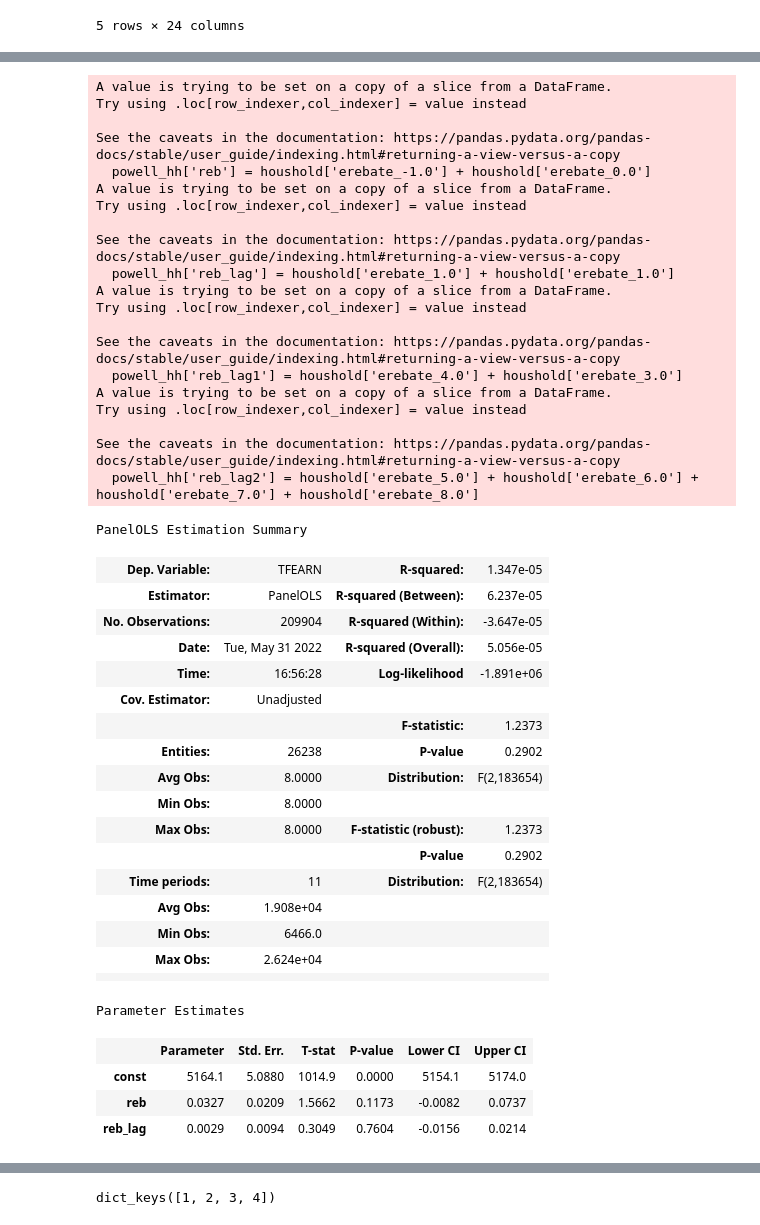
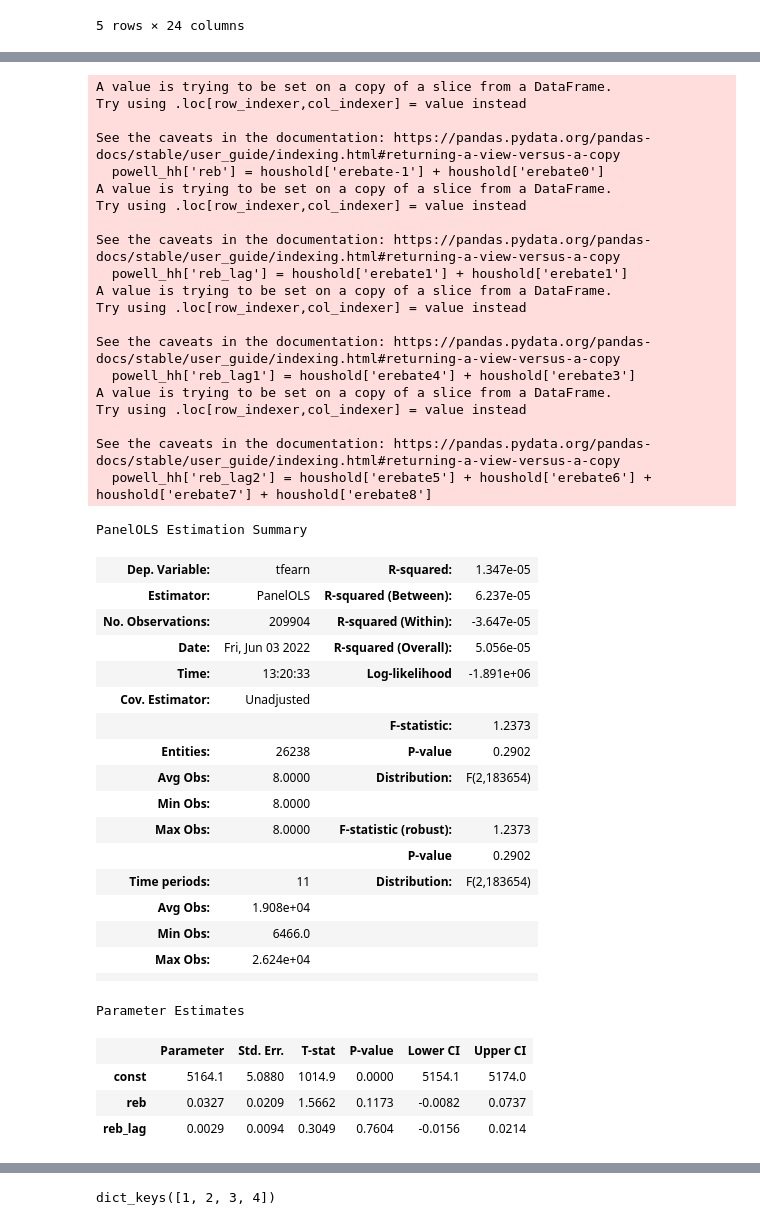
Before and after one commit to MaxDerWeber/MasterThesis, a Jupyter notebook: Analysis.ipynb, the cells around one changed output, grey strips where cells are left out. Drawn from its saved outputs; the diff is of its cells as text; code cells hidden in the pictures.

```diff
--- a/Analysis.ipynb
+++ b/Analysis.ipynb
@@ -30,8 +30,3 @@ houshold.head()
 |  | 9.0 | 0 | NaN | 1099 | 0.0 | 1 | 3 | 0.0 | 0.0 | 0.0 | ... |
 |  | 10.0 | 0 | NaN | 381 | 0.0 | 1 | 3 | 0.0 | 0.0 | 0.0 | ... |
 5 rows × 24 columns
-# %%
-# put this to the Data.ipynb # -> or should I drop all observations with earnings below 0?
-print(houshold['TFEARN'].describe())
-houshold.loc[houshold.TFEARN < 0, 'TFEARN'] = 0
-print(houshold['TFEARN'].describe())
@@ -57,11 +33,11 @@ Name: TFEARN, dtype: float64
 # %%
 # with dummy * amount:
-exog_vars = houshold[['erebate_-2.0', 'erebate_-1.0', 'erebate_0.0', 'erebate_1.0','erebate_2.0', 'erebate_3.0', 'erebate_4.0', 'erebate_5.0', 'erebate_6.0',
-                      'erebate_7.0', 'erebate_8.0', 'erebate_9.0', 'erebate_10.0', 'erebate_11.0']].multiply(houshold['ERBATAMT'], axis = 'index')
+exog_vars = houshold[['erebate-2', 'erebate-1', 'erebate0', 'erebate1','erebate2', 'erebate3', 'erebate4', 'erebate5', 'erebate6',
+                      'erebate7', 'erebate8', 'erebate9', 'erebate10', 'erebate11']].multiply(houshold['ERBATAMT'], axis = 'index')
 #exog_vars['month_total'] = pd.Categorical(houshold['month_total'])
 exog = sm.add_constant(exog_vars)
 
-model = PanelOLS(houshold['TFEARN'], exog, entity_effects = True, time_effects = True, check_rank = True, drop_absorbed=True)
+model = PanelOLS(houshold['tfearn'], exog, entity_effects = True, time_effects = True, check_rank = True, drop_absorbed=True)
 
 model.fit()
 # %% [output]
@@ -109,54 +85,54 @@ id: 0x7fea913b3700
 # die obere regression nochmal machen aber rebate rebate0+rebate1 und rebate2+rebate3 gruppieren:
 # addieren der dummies, die rows bleiben aber so bestehen und werden nicht aggregiert
 
-powell_hh = houshold[['ERBATAMT', 'TFEARN']]
-powell_hh['reb'] = houshold['erebate_-1.0'] + houshold['erebate_0.0']
-powell_hh['reb_lag'] = houshold['erebate_1.0'] + houshold['erebate_1.0']
-powell_hh['reb_lag1'] = houshold['erebate_4.0'] + houshold['erebate_3.0']
-powell_hh['reb_lag2'] = houshold['erebate_5.0'] + houshold['erebate_6.0'] + houshold['erebate_7.0'] + houshold['erebate_8.0']
+powell_hh = houshold[['ERBATAMT', 'tfearn']]
+powell_hh['reb'] = houshold['erebate-1'] + houshold['erebate0']
+powell_hh['reb_lag'] = houshold['erebate1'] + houshold['erebate1']
+powell_hh['reb_lag1'] = houshold['erebate4'] + houshold['erebate3']
+powell_hh['reb_lag2'] = houshold['erebate5'] + houshold['erebate6'] + houshold['erebate7'] + houshold['erebate8']
 
 exog_vars = powell_hh[['reb', 'reb_lag']].multiply(powell_hh['ERBATAMT'], axis = 'index') #, 'reb_lag1', 'reb_lag2'
 
 exog = sm.add_constant(exog_vars)
 
-model = PanelOLS(powell_hh['TFEARN'], exog, entity_effects = True, time_effects = True, check_rank = True, drop_absorbed=True)
+model = PanelOLS(powell_hh['tfearn'], exog, entity_effects = True, time_effects = True, check_rank = True, drop_absorbed=True)
 
 model.fit()
 
 
 # include interaction terms?
 # what is the 2SLS approach in Powell? is the first stage Rebate = gamma (interaction terms of HH characteristica)?
 # read the stata code again (especially concerning the interacgtion term!)
 # set tfearn = 0 if tfearn < 0.
 
 # don't use houshold dataframe that is grouped but use the regular one with pp as index and cluster by hh in the regressions.
 # %% [output]
 A value is trying to be set on a copy of a slice from a DataFrame.
 Try using .loc[row_indexer,col_indexer] = value instead
 
 See the caveats in the documentation: https://pandas.pydata.org/pandas-docs/stable/user_guide/indexing.html#returning-a-view-versus-a-copy
-  powell_hh['reb'] = houshold['erebate_-1.0'] + houshold['erebate_0.0']
+  powell_hh['reb'] = houshold['erebate-1'] + houshold['erebate0']
 A value is trying to be set on a copy of a slice from a DataFrame.
 Try using .loc[row_indexer,col_indexer] = value instead
 
 See the caveats in the documentation: https://pandas.pydata.org/pandas-docs/stable/user_guide/indexing.html#returning-a-view-versus-a-copy
-  powell_hh['reb_lag'] = houshold['erebate_1.0'] + houshold['erebate_1.0']
+  powell_hh['reb_lag'] = houshold['erebate1'] + houshold['erebate1']
 A value is trying to be set on a copy of a slice from a DataFrame.
 Try using .loc[row_indexer,col_indexer] = value instead
 
 See the caveats in the documentation: https://pandas.pydata.org/pandas-docs/stable/user_guide/indexing.html#returning-a-view-versus-a-copy
-  powell_hh['reb_lag1'] = houshold['erebate_4.0'] + houshold['erebate_3.0']
+  powell_hh['reb_lag1'] = houshold['erebate4'] + houshold['erebate3']
 A value is trying to be set on a copy of a slice from a DataFrame.
 Try using .loc[row_indexer,col_indexer] = value instead
 
 See the caveats in the documentation: https://pandas.pydata.org/pandas-docs/stable/user_guide/indexing.html#returning-a-view-versus-a-copy
-  powell_hh['reb_lag2'] = houshold['erebate_5.0'] + houshold['erebate_6.0'] + houshold['erebate_7.0'] + houshold['erebate_8.0']
+  powell_hh['reb_lag2'] = houshold['erebate5'] + houshold['erebate6'] + houshold['erebate7'] + houshold['erebate8']
 PanelOLS Estimation Summary
-| Dep. Variable: | TFEARN | R-squared: | 1.347e-05 |
+| Dep. Variable: | tfearn | R-squared: | 1.347e-05 |
 | Estimator: | PanelOLS | R-squared (Between): | 6.237e-05 |
 | No. Observations: | 209904 | R-squared (Within): | -3.647e-05 |
-| Date: | Tue, May 31 2022 | R-squared (Overall): | 5.056e-05 |
-| Time: | 16:56:28 | Log-likelihood | -1.891e+06 |
+| Date: | Fri, Jun 03 2022 | R-squared (Overall): | 5.056e-05 |
+| Time: | 13:20:33 | Log-likelihood | -1.891e+06 |
 | Cov. Estimator: | Unadjusted |  |  |
 |  |  | F-statistic: | 1.2373 |
 | Entities: | 26238 | P-value | 0.2902 |
```
Also changed, not shown: parts of 10 cells of this notebook.
